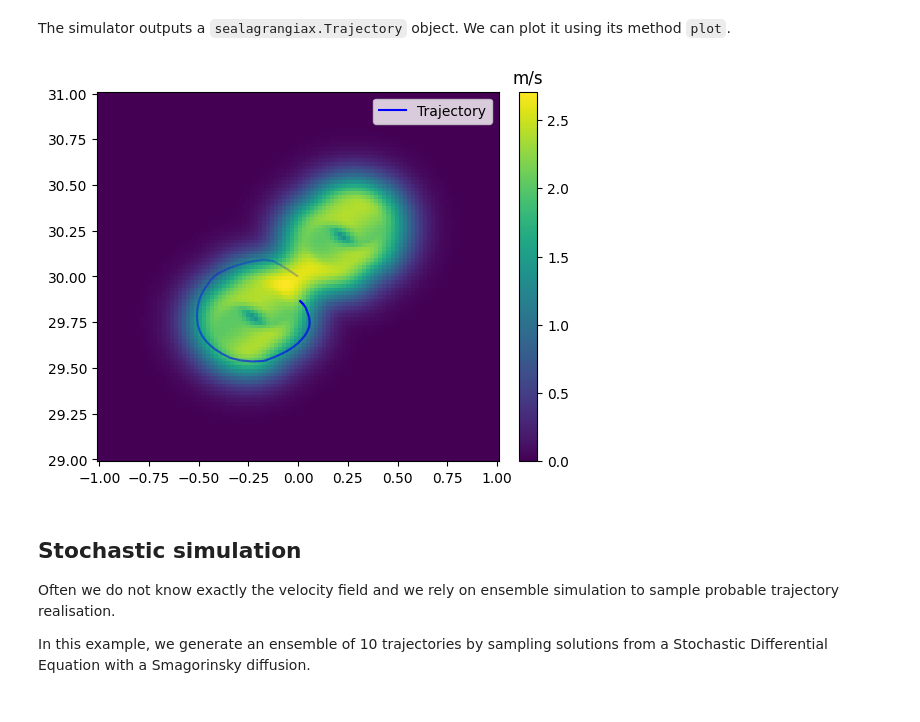
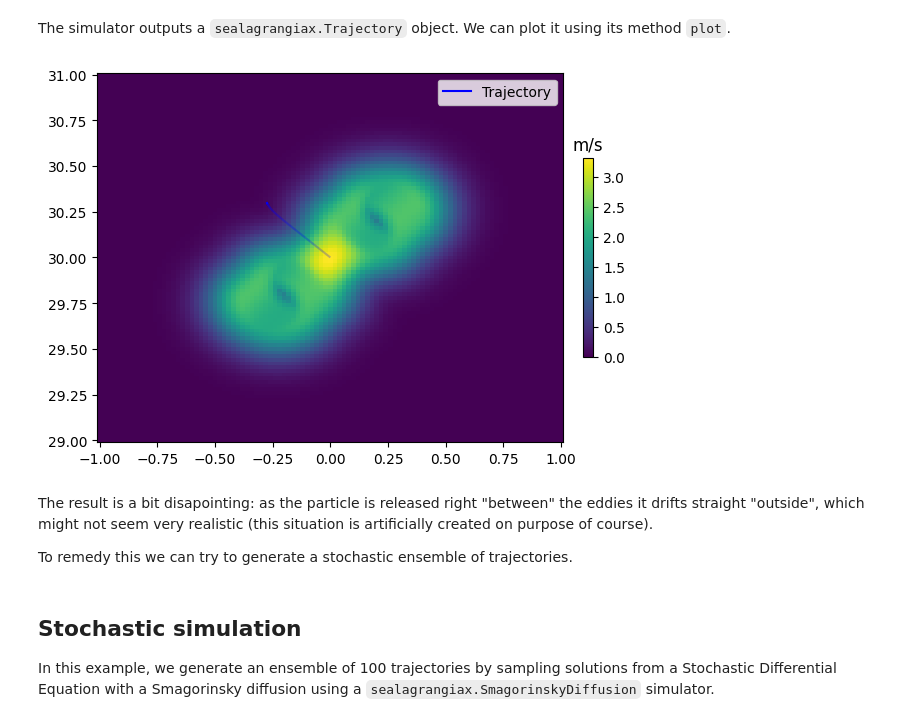
Before and after one commit to vadmbertr/pastax, a Jupyter notebook: demo.ipynb, the cells around one changed output. Saved outputs shown, nothing was run; the diff lists cells and outputs as text; code cells hidden in the pictures.

```diff
--- a/demo.ipynb
+++ b/demo.ipynb
@@ -39,13 +42,13 @@ dyi = eddy_speed * dt / dy
 eta = jnp.zeros((nt, ny, nx))
 for t in range(nt):
     # eddy 1
-    x1 = 0.5 * lon.size - (9 + dxi * t)
-    y1 = 0.5 * lat.size - (9 + dyi * t)
+    x1 = 0.5 * lon.size - (8 + dxi * t)
+    y1 = 0.5 * lat.size - (8 + dyi * t)
     eta = eta.at[t, :, :].add(eta_fn((x1 - xi), (y1 - yi)))
 
     # eddy 2
-    x2 = 0.5 * lon.size + (9 + dxi * t)
-    y2 = 0.5 * lat.size + (9 + dyi * t)
+    x2 = 0.5 * lon.size + (8 + dxi * t)
+    y2 = 0.5 * lat.size + (8 + dyi * t)
     eta = eta.at[t, :, :].add(-eta_fn((x2 - xi), (y2 - yi)))
 
 # geostrophic velocities
@@ -99,10 +102,9 @@ In order to interpolate this velocity field during the simulation of the traject
 # %%
 from sealagrangiax.grid import Dataset
 # %%
-jax_ds = Dataset.from_arrays(
+two_eddies_ds = Dataset.from_arrays(
     variables={"u": u, "v": v},  # the fields
     time=ts, latitude=lat, longitude=lon,  # the coordinates
-    convert_uv_to_dps=True  # wether the u and v fields should be converted from m/s to °/s
 )
 # %% [markdown]
 The initial position of our particle is [30, 0] lat/lon.
@@ -116,39 +118,41 @@ Finally we will advect this particle using the `sealagrangiax.IdentitySSC` simul
 # %%
 from sealagrangiax.simulator import IdentitySSC
 # %%
-dt0 = jnp.asarray(1*60)  # integration timestep: 1 minute in seconds
+dt0 = jnp.asarray(15*60)  # integration timestep: 15 minutes in seconds
 # %%
 ssc_sim = IdentitySSC()
-traj = ssc_sim(jax_ds, x0, ts, dt0=dt0)
+traj = ssc_sim(two_eddies_ds, x0, ts[1:-1], dt0=dt0)
 # %% [markdown]
 The simulator outputs a `sealagrangiax.Trajectory` object.
 We can plot it using its method `plot`.
 # %%
 # plot the field
 fig, ax = plt.subplots()
 
 im = ax.pcolormesh(
     lon, lat,
     jnp.sqrt((u**2 + v**2)).max(axis=0),
     cmap="viridis", vmin=0
 )
-clb = fig.colorbar(im, ax=ax, orientation="vertical", pad=0.04)
+clb = fig.colorbar(im, ax=ax, orientation="vertical", fraction=0.02, pad=0.04)
 
 clb.ax.set_title("m/s")
 
 # add the trajectory
 ax = traj.plot(ax, label="Trajectory", color="blue")
 ax.legend()
 
 plt.show()
 # %% [output]
-[figure, old version]
+[figure, new version]
+# %% [markdown]
+The result is a bit disapointing: as the particle is released right "between" the eddies it drifts straight "outside", which might not seem very realistic (this situation is artificially created on purpose of course).
+
+To remedy this we can try to generate a stochastic ensemble of trajectories.
 # %% [markdown]
 ## Stochastic simulation
 
-Often we do not know exactly the velocity field and we rely on ensemble simulation to sample probable trajectory realisation.
-
-In this example, we generate an ensemble of 10 trajectories by sampling solutions from a Stochastic Differential Equation with a Smagorinsky diffusion.
+In this example, we generate an ensemble of 100 trajectories by sampling solutions from a Stochastic Differential Equation with a Smagorinsky diffusion using a `sealagrangiax.SmagorinskyDiffusion` simulator.
 # %%
 from sealagrangiax.simulator import SmagorinskyDiffusion
 # %%
```
Also changed, not shown: parts of 45 cells of this notebook.
